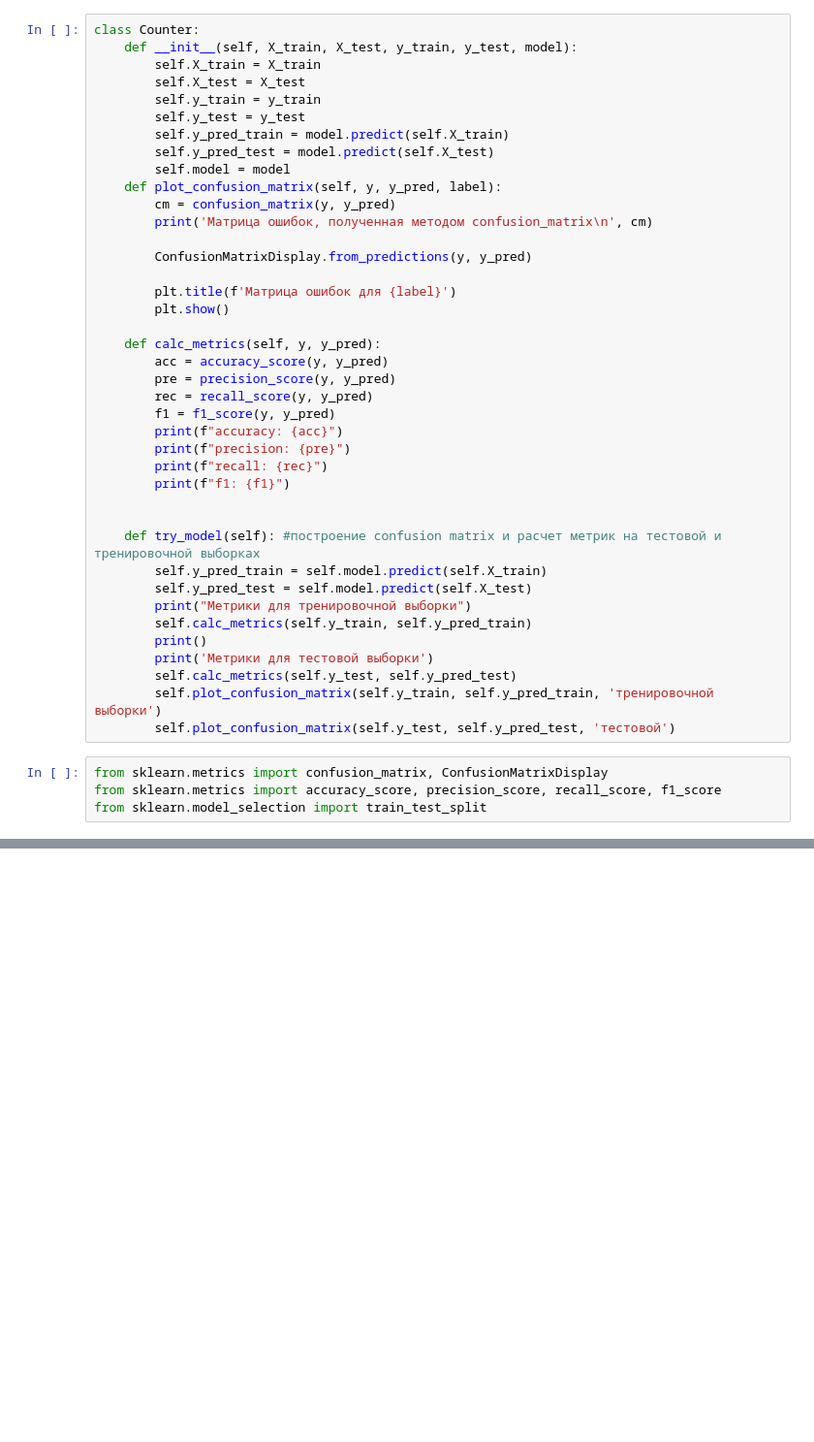
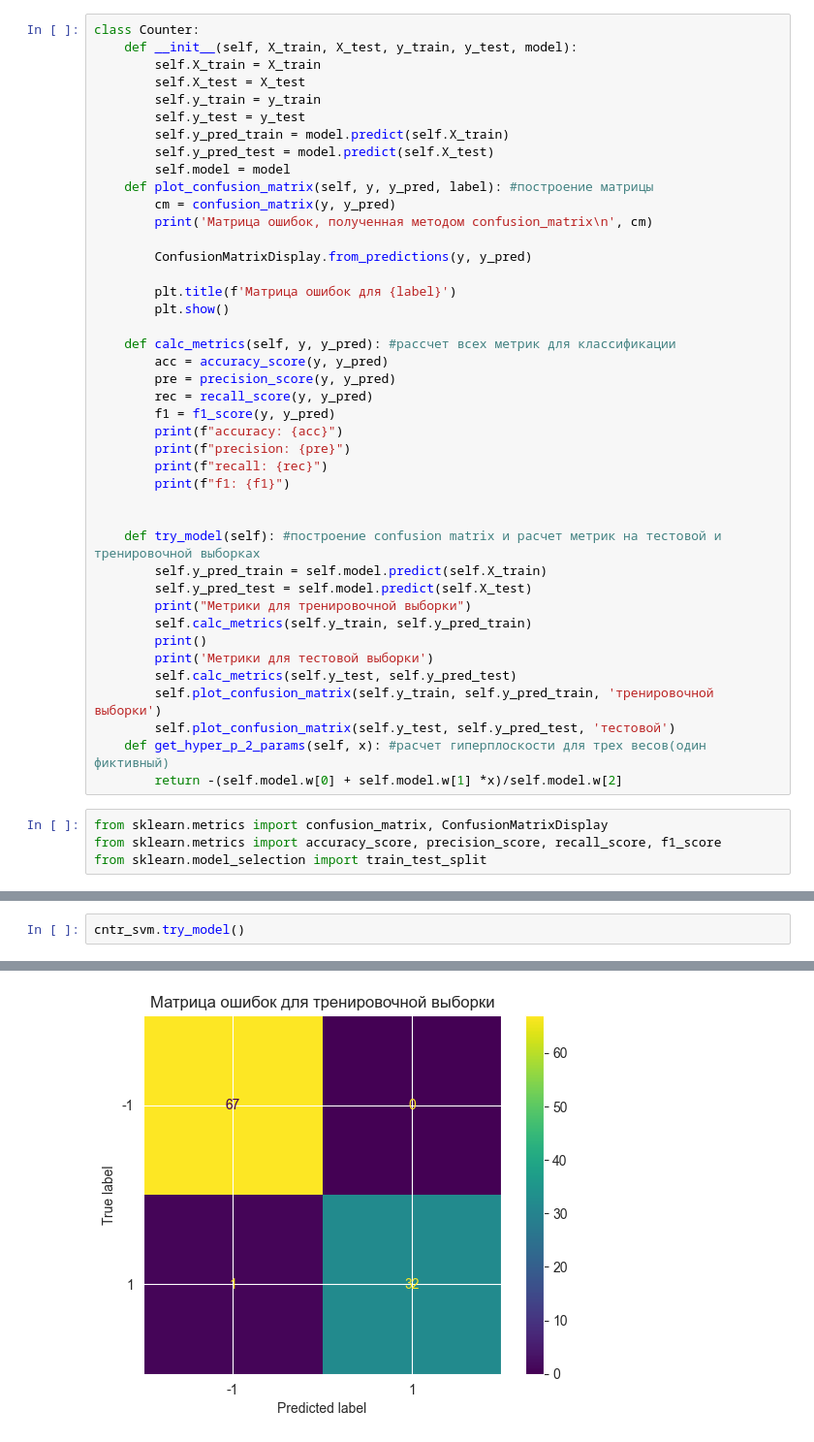
Before and after one commit to J0hnLenin/MachineLearningLabs, a Jupyter notebook: Lab06.ipynb, the cells around one changed output, grey strips where cells are left out. Shown at 97% size. Cells and saved outputs as stored; diff of their text form; blank space fills up the shorter version.

```diff
--- a/Lab06.ipynb
+++ b/Lab06.ipynb
@@ -157,7 +230,7 @@ class Counter:
         self.y_pred_train = model.predict(self.X_train)
         self.y_pred_test = model.predict(self.X_test)
         self.model = model
-    def plot_confusion_matrix(self, y, y_pred, label):
+    def plot_confusion_matrix(self, y, y_pred, label): #построение матрицы
         cm = confusion_matrix(y, y_pred)
         print('Матрица ошибок, полученная методом confusion_matrix\n', cm)
 
@@ -166,7 +239,7 @@ class Counter:
         plt.title(f'Матрица ошибок для {label}')
         plt.show()
 
-    def calc_metrics(self, y, y_pred):
+    def calc_metrics(self, y, y_pred): #рассчет всех метрик для классификации
         acc = accuracy_score(y, y_pred)
         pre = precision_score(y, y_pred)
         rec = recall_score(y, y_pred)
@@ -187,6 +260,8 @@ class Counter:
         self.calc_metrics(self.y_test, self.y_pred_test)
         self.plot_confusion_matrix(self.y_train, self.y_pred_train, 'тренировочной выборки')
         self.plot_confusion_matrix(self.y_test, self.y_pred_test, 'тестовой')
+    def get_hyper_p_2_params(self, x): #расчет гиперплоскости для трех весов(один фиктивный)
+        return -(self.model.w[0] + self.model.w[1] *x)/self.model.w[2]
 # %%
 from sklearn.metrics import confusion_matrix, ConfusionMatrixDisplay
 from sklearn.metrics import accuracy_score, precision_score, recall_score, f1_score
@@ -193,0 +314,3 @@ from sklearn.model_selection import train_test_split
+# %%
+cntr_svm.try_model()
+# %% [output]
@@ -193,0 +331 @@ from sklearn.model_selection import train_test_split
+[figure, added]
```
Also changed, not shown: parts of 52 cells of this notebook.
